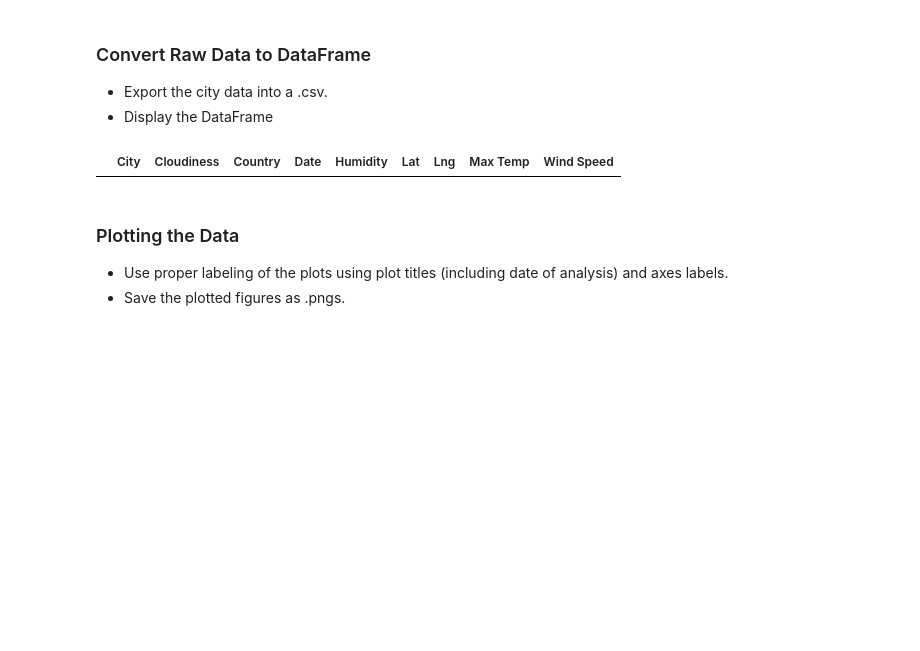
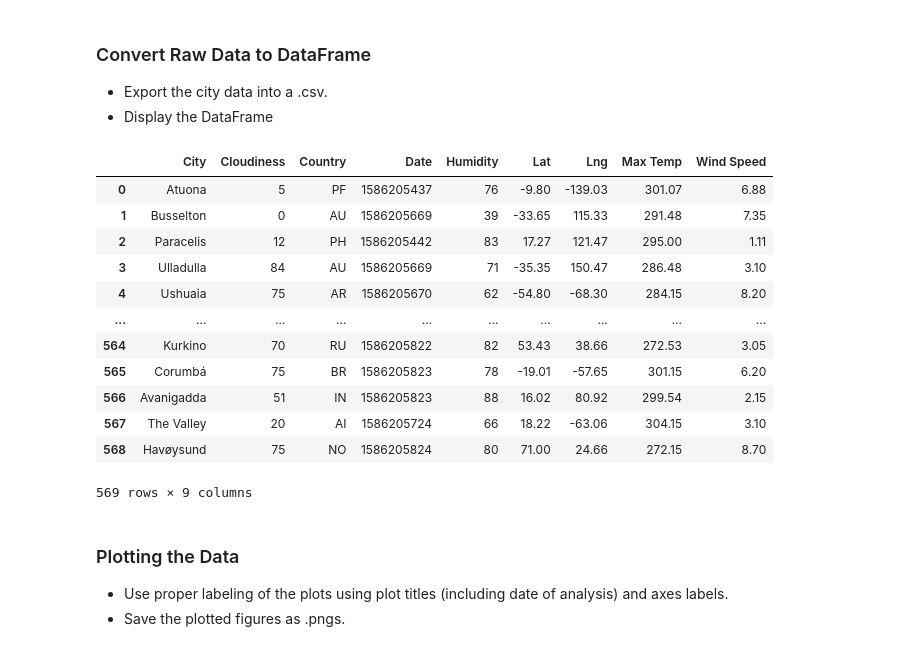
Before and after one commit to cynthiakellogg/python-api-challenge, a Jupyter notebook: WeatherPy/WeatherPy.ipynb, the cells around one changed output. Cells and saved outputs as stored; diff of their text form; code cells hidden in the pictures; blank space fills up the shorter version.

```diff
--- a/WeatherPy/WeatherPy.ipynb
+++ b/WeatherPy/WeatherPy.ipynb
@@ -72,25 +60,38 @@ wind_speed = []
 # %%
+count = 0
+city_name = []
+clouds = []
+latitude = []
+max_temp = []
+long = []
+country = []
+humidity = []
+wind_speed = []
+date = []
+
 # Loop through each city
 for city in cities:
+    city_url = query_url + city
+    try:
+        response = requests.get(city_url).json()
+#pprint(response)
+        count+= 1
+        city_name.append(response['name'])
+        clouds.append(response['clouds']['all'])
+        latitude.append(response['coord']['lat'])
+        max_temp.append(response['main']['temp_max'])
+        long.append(response['coord']['lon'])
+        country.append(response['sys']['country'])
+        humidity.append(response['main']['humidity'])
+        wind_speed.append(response['wind']['speed'])
+        date.append(response['dt'])
 
-    # Create search query, make request and store in json
-    response = requests.get(query_url).json
-    count+= 1
-    try:
-#        city_name.append(response['name'])
-#        cloudiness.append(response['clouds']['all'])
-#        country.append(response['sys']['country'])
-#        date.append(response['dt'])
-#        humidity.append(response['main']['humidity'])
-#        latitude.append(response['coord']['lat'])
-#        long.append(response['coord']['lng'])
-#        max_temp.append(response['main']['temp_max'])
-#        wind_speed.append(response['wind']['speed'])
         print(f"{city} found! this is city number {count}")
+
 
     # Handle exceptions for a character that is not available in the Star Wars API
     except:
         # Append null values
         print("Missing Information, skipping this city")
-        break
+        pass
 # %% [output]
@@ -118,18 +119,30 @@ luwuk found! this is city number 437
 # %%
 city_weather_df = pd.DataFrame({
     'City': city_name,
-    'Cloudiness': cloudiness,
+    'Cloudiness': clouds,
     'Country': country,
     'Date': date,
     'Humidity': humidity,
     'Lat': latitude,
     'Lng': long,
     'Max Temp': max_temp,
     'Wind Speed': wind_speed
 })
 city_weather_df
 # %% [output]
 |  | City | Cloudiness | Country | Date | Humidity | Lat | Lng | Max Temp | Wind Speed |
+| 0 | Atuona | 5 | PF | 1586205437 | 76 | -9.80 | -139.03 | 301.07 | 6.88 |
+| 1 | Busselton | 0 | AU | 1586205669 | 39 | -33.65 | 115.33 | 291.48 | 7.35 |
+| 2 | Paracelis | 12 | PH | 1586205442 | 83 | 17.27 | 121.47 | 295.00 | 1.11 |
+| 3 | Ulladulla | 84 | AU | 1586205669 | 71 | -35.35 | 150.47 | 286.48 | 3.10 |
+| 4 | Ushuaia | 75 | AR | 1586205670 | 62 | -54.80 | -68.30 | 284.15 | 8.20 |
+| ... | ... | ... | ... | ... | ... | ... | ... | ... | ... |
+| 564 | Kurkino | 70 | RU | 1586205822 | 82 | 53.43 | 38.66 | 272.53 | 3.05 |
+| 565 | Corumbá | 75 | BR | 1586205823 | 78 | -19.01 | -57.65 | 301.15 | 6.20 |
+| 566 | Avanigadda | 51 | IN | 1586205823 | 88 | 16.02 | 80.92 | 299.54 | 2.15 |
+| 567 | The Valley | 20 | AI | 1586205724 | 66 | 18.22 | -63.06 | 304.15 | 3.10 |
+| 568 | Havøysund | 75 | NO | 1586205824 | 80 | 71.00 | 24.66 | 272.15 | 8.70 |
+569 rows × 9 columns
 # %% [markdown]
 ### Plotting the Data
 * Use proper labeling of the plots using plot titles (including date of analysis) and axes labels.
```
Also changed, not shown: parts of 9 cells of this notebook.
